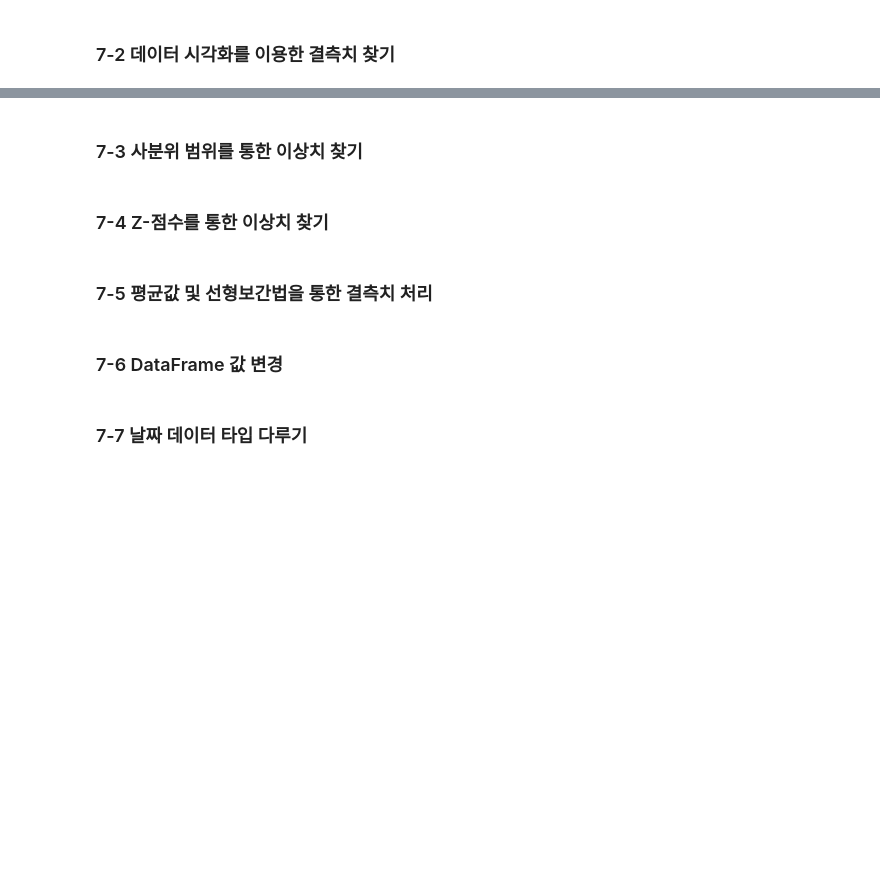
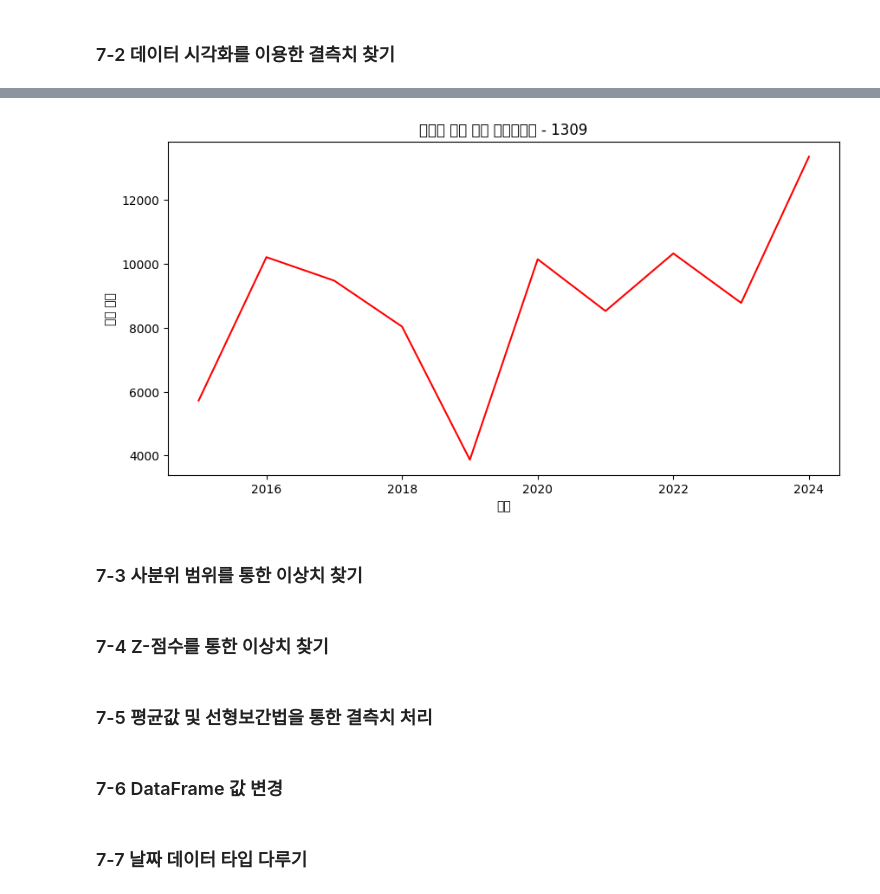
Before and after one commit to min-ji07/Data-Analysis-with-Open-Source, a Jupyter notebook: 오픈소스_데이터_분석_7강.ipynb, the cells around one changed output, grey strips where cells are left out. Saved outputs shown, nothing was run; the diff lists cells and outputs as text; code cells hidden in the pictures; blank space fills up the shorter version.

```diff
--- a/오픈소스_데이터_분석_7강.ipynb
+++ b/오픈소스_데이터_분석_7강.ipynb
@@ -70,6 +73,73 @@ plt.show()
 msno.matrix(df)
 plt.title("결측치 매트릭스")
 plt.show()
+# %%
+import requests
+import pandas as pd
+import matplotlib.pyplot as plt
+import missingno as msno
+import seaborn as sns
+params = {
+    'serviceKey': '',
+    'startYear': 2015,
+  'endYear': 2024,
+'codes': ['01', '02', '03', '06']
+# 'codes': '02'
+ # 01 봄배추 02 여름배추(고랭지) 03 가을배추 04 월동배추
+}
+all_items = []
+def get_season(month):
+ if month in [3, 4, 5]:
+    return '봄'
+ elif month in [6, 7, 8]:
+    return '여름'
+ elif month in [9, 10, 11]:
+    return '가을'
+ else:
+    return '겨울'
+for year in range(params['startYear'], params['endYear'] + 1):
+  for code in params['codes']:
+    url = (
+      f"https://apis.data.go.kr/B552845/perDay/price?"
+      f"serviceKey={params['serviceKey']}&pageNo=1&numOfRows=200&returnType=JSON&"
+      f"cond[exmn_ymd::GTE]={year}0101&"
+      f"cond[exmn_ymd::LTE]={year}1231&"
+      f"cond[se_cd::EQ]=02&"
+      f"cond[ctgry_cd::EQ]=200&"
+      f"cond[item_cd::EQ]=211&"
+      f"cond[grd_cd::EQ]=04&"
+      f"cond[sgg_cd::EQ]=1101&"
+      f"cond[mrkt_cd::EQ]=0110211&"
+      f"cond[vrty_cd::EQ]={code}"
+    )
+  response = requests.get(url)
+  data = response.json()
+  items = data['response']['body']['items']['item']
+  if items:
+    all_items.extend(items)
+ # print(f"[{year}년] 품종코드 {code}: {len(items)}건 수집")
+ # print(items)
+df = pd.DataFrame(all_items)
+# print(df.info())
+df['exmn_ymd'] = pd.to_datetime(df['exmn_ymd'], format='%Y%m%d')
+df['year'] = df['exmn_ymd'].dt.year
+df['season'] = df['exmn_ymd'].dt.month.map(get_season)
+# display(df)
+df['exmn_dd_prc'] = pd.to_numeric(df['exmn_dd_prc'], errors='coerce')
+year_price_avg = df.groupby('year')['exmn_dd_prc'].mean().reset_index()
+plt.figure(figsize=(10, 5))
+sns.lineplot(
+ data=year_price_avg,
+  x='year',
+  y='exmn_dd_prc',
+  color='red',
+  )
+plt.title('연도별 배추 평균 가격변화량 - 1309')
+plt.xlabel('연도')
+plt.ylabel('평균 가격')
+plt.show()
+# %% [output]
+[figure, added]
 # %% [markdown]
 ### 7-3 사분위 범위를 통한 이상치 찾기
 # %%
```
Also changed, not shown: parts of 3 cells of this notebook.
